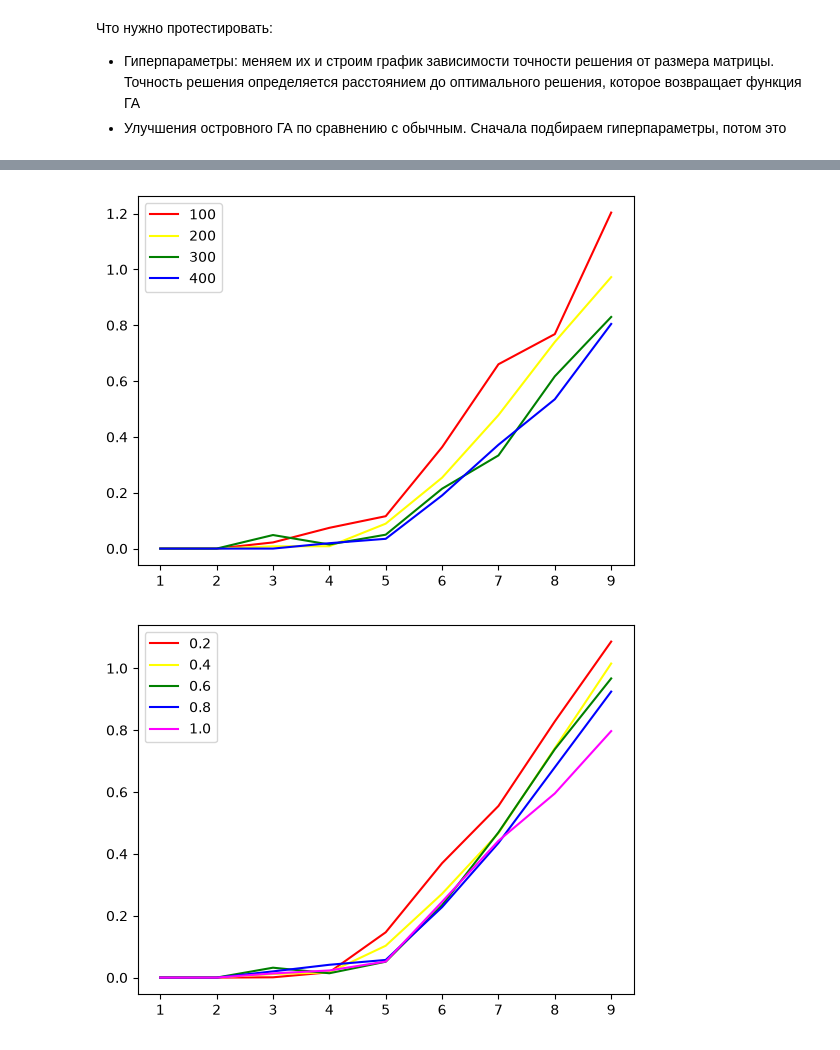
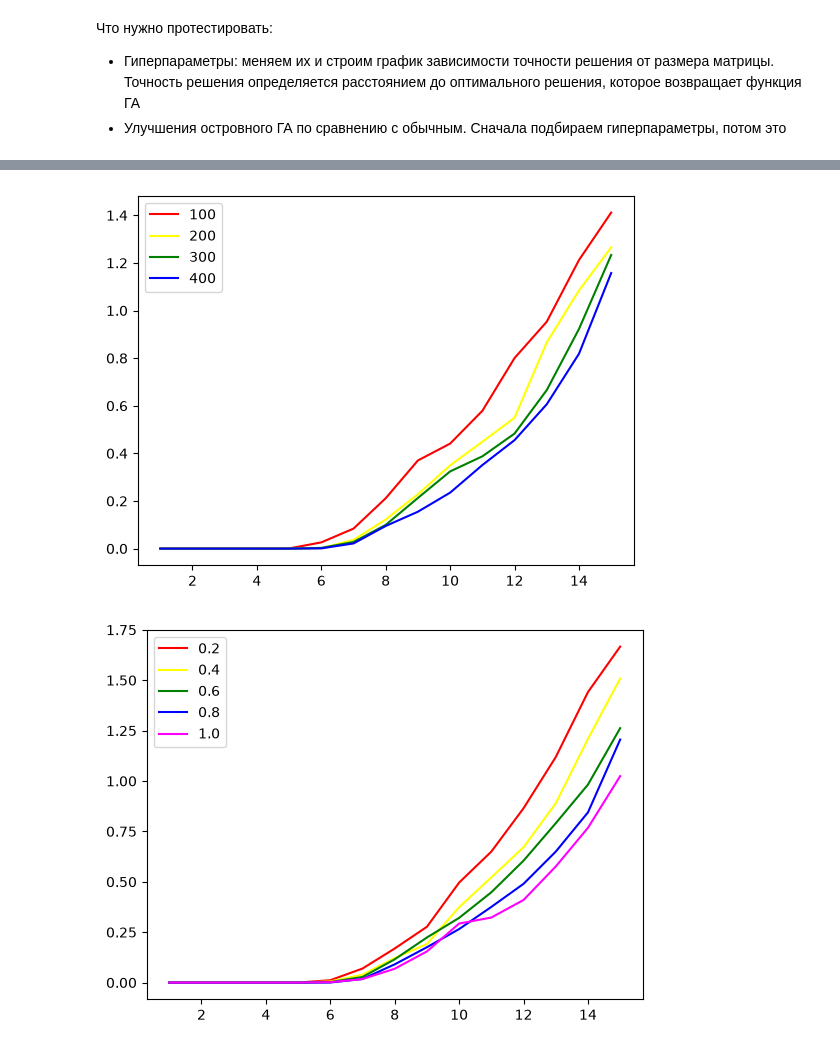
Before and after one commit to alekseev-n/IAD, a Jupyter notebook: lab1/testing.ipynb, the cells around one changed output, grey strips where cells are left out. Saved outputs shown, nothing was run; the diff lists cells and outputs as text; code cells hidden in the pictures.

```diff
--- a/lab1/testing.ipynb
+++ b/lab1/testing.ipynb
@@ -36,7 +35,7 @@ MAX_ITERATIONS = 1000
 PLATEAU_LIMIT = 3
 PLATEAU_DIFF = 2e-4
 
-data_x = list(range(1, 10))
+data_x = list(range(1, 16))
 data_y = []
 
 def test_ga(sizes, iterations_number, algorythm, params, ideal = False):
@@ -57,16 +56,19 @@ def test_ga(sizes, iterations_number, algorythm, params, ideal = False):
 
 usual_params = {
     "POPULATION_SIZE": 300,
-    "MUTATION_PROBABILITY": 1,
+    "MUTATION_PROBABILITY": 0.7,
+    "MUTATION_PERCENT": 30,
     "TOURNAMENT_SIZE": 2,
     "MAX_ITERATIONS": 1000,
     "PLATEAU_LIMIT": 3,
-    "PLATEAU_DIFF": 2e-4
+    "PLATEAU_DIFF": 2e-4,
+    "ELITIST_PERCENT": 0.2,
 }
 
 migration_params = {
     "POPULATION_SIZE": 300,
-    "MUTATION_PROBABILITY": 0.9,
+    "MUTATION_PROBABILITY": 0.7,
+    "MUTATION_PERCENT": 0.3,
     "TOURNAMENT_SIZE": 2,
     "MAX_ITERATIONS": 1000,
     "PLATEAU_LIMIT": 3,
@@ -76,7 +78,7 @@ migration_params = {
     "NUM_ISLANDS": 3
 }
 
-colors = ['red', 'yellow', 'green', 'blue', 'magenta']
+colors = ['red', 'yellow', 'green', 'blue', 'magenta', 'orange']
 
 for i in range(1, 5):
     usual_params["POPULATION_SIZE"] = i * 100
@@ -86,16 +88,18 @@ for i in range(1, 5):
 plt.legend()
 plt.show()
 # %% [output]
-[figure, old version]
+[figure, new version]
 # %%
-usual_params["POPULATION_SIZE"] = 300
+# Вывод: оптимальный размер популяции - 200: ошибка не растет настолько быстро, как при 100, но и время исполнения остается приемлемым
+usual_params["POPULATION_SIZE"] = 200
+migration_params["POPULATION_SIZE"] = 200
 
 for i in range(1, 6):
     usual_params["MUTATION_PROBABILITY"] = i / 5
     data_y = test_ga(data_x, 100, run_ga, usual_params)
     plt.plot(data_x, data_y, color=colors[i - 1], label=str(i/5))
 
 plt.legend()
 plt.show()
 # %% [output]
-[figure, old version]
+[figure, new version]
```
Also changed, not shown: parts of 7 cells of this notebook, 3 other files.
